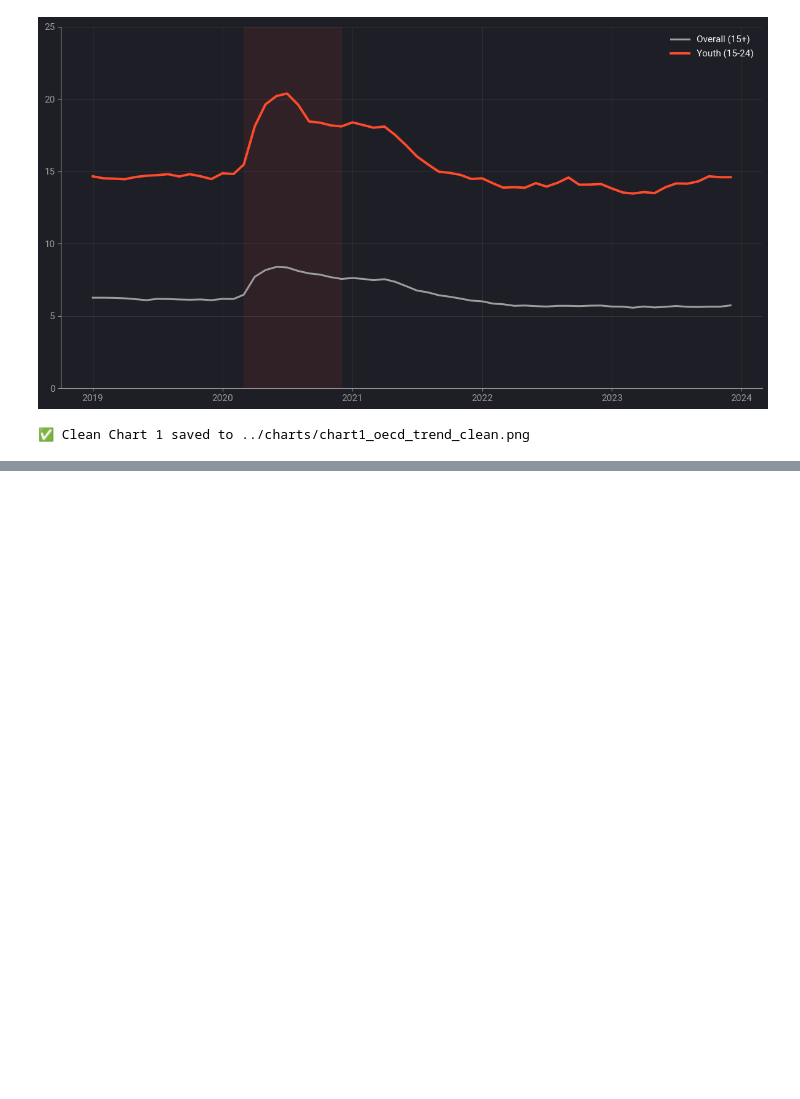
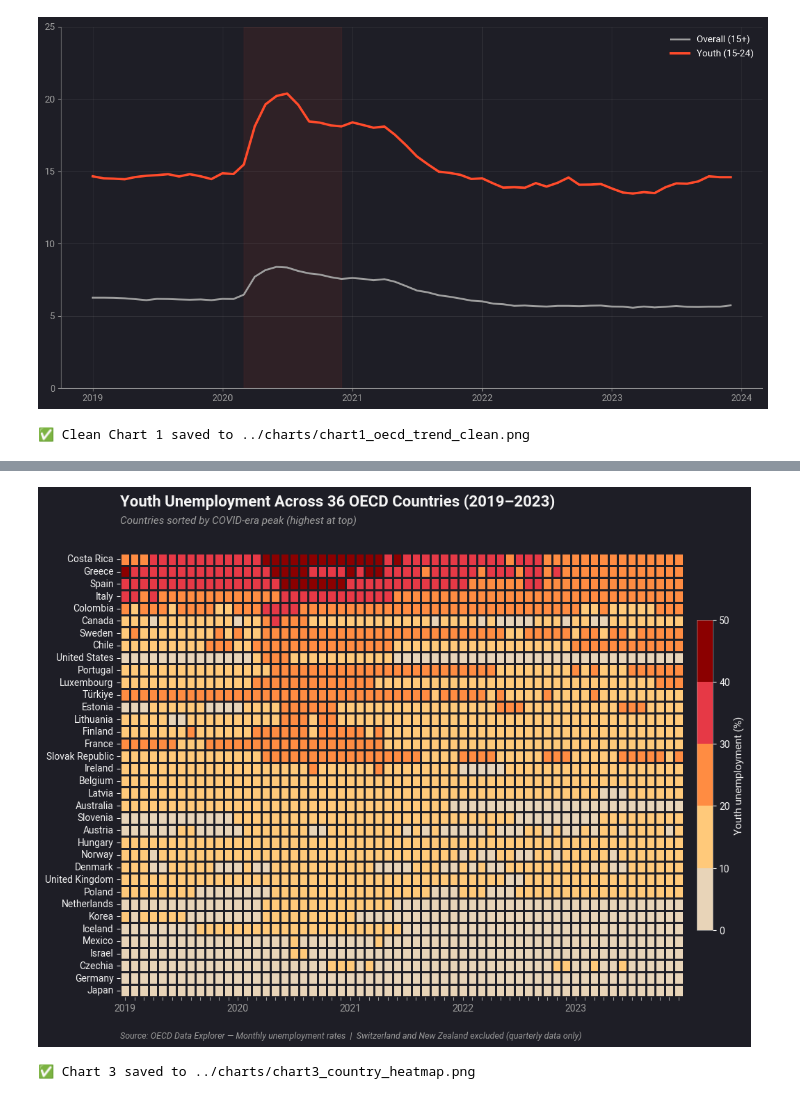
Before and after one commit to Tiana-Coker/covid-youth-unemployment-viz, a Jupyter notebook: notebooks/01_data_exploration.ipynb, the cells around one changed output, grey strips where cells are left out. Saved outputs shown, nothing was run; the diff lists cells and outputs as text; code cells hidden in the pictures; blank space fills up the shorter version.

```diff
--- a/notebooks/01_data_exploration.ipynb
+++ b/notebooks/01_data_exploration.ipynb
@@ -474,0 +531,80 @@ print("✅ Clean Chart 1 saved to ../charts/chart1_oecd_trend_clean.png")
+# %%
+from matplotlib.colors import BoundaryNorm, ListedColormap
+
+# Prepare data
+youth_only = df_clean[df_clean['age_group'] == 'Youth (15-24)']
+heatmap_data = youth_only.pivot(index='country', columns='month', values='unemployment_rate')
+
+# Sort countries by COVID-era peak
+covid_peaks = heatmap_data.loc[:, '2020-01-01':'2021-12-31'].max(axis=1)
+heatmap_data = heatmap_data.loc[covid_peaks.sort_values(ascending=False).index]
+
+# Month labels
+month_labels = [m.strftime('%Y') if m.month == 1 else '' for m in heatmap_data.columns]
+
+# Palette — toned-down low band, keeps the warm editorial feel
+bounds = [0, 10, 20, 30, 40, 50]
+colors = ['#E8D4B8',   # soft beige (toned down — doesn't glow)
+          '#FFC97A',   # light orange
+          '#FF8C42',   # mid orange
+          '#E63946',   # red
+          '#8B0000']   # dark red
+cmap = ListedColormap(colors)
+norm = BoundaryNorm(bounds, cmap.N)
+
+# Create figure
+fig = plt.figure(figsize=(13, 8.5))
+ax = fig.add_axes([0.14, 0.10, 0.75, 0.75])
+
+# Plot heatmap
+sns.heatmap(heatmap_data,
+            cmap=cmap,
+            norm=norm,
+            cbar_kws={'label': 'Youth unemployment (%)',
+                      'shrink': 0.7,
+                      'pad': 0.02,
+                      'ticks': bounds},
+            xticklabels=month_labels,
+            yticklabels=True,
+            linewidths=0.8,
+            linecolor=BG_COLOR,
+            ax=ax)
+
+# Style colour bar
+cbar = ax.collections[0].colorbar
+cbar.ax.yaxis.label.set_color(TEXT_MAIN)
+cbar.ax.yaxis.label.set_size(11)
+cbar.ax.tick_params(colors=TEXT_MAIN, labelsize=10)
+cbar.outline.set_edgecolor(TEXT_MUTED)
+cbar.outline.set_linewidth(0.5)
+
+# Axis styling
+ax.set_xlabel('')
+ax.set_ylabel('')
+ax.tick_params(axis='x', colors=TEXT_MUTED, rotation=0, labelsize=10)
+ax.tick_params(axis='y', colors=TEXT_MAIN, labelsize=10)
+
+# Title
+fig.text(0.14, 0.93,
+         'Youth Unemployment Across 36 OECD Countries (2019–2023)',
+         color=TEXT_MAIN, fontsize=16, fontweight='bold', ha='left')
+
+# Subtitle
+fig.text(0.14, 0.90,
+         'Countries sorted by COVID-era peak (highest at top)',
+         color=TEXT_MUTED, fontsize=11, ha='left', style='italic')
+
+# Caption
+fig.text(0.14, 0.03,
+         'Source: OECD Data Explorer — Monthly unemployment rates  |  Switzerland and New Zealand excluded (quarterly data only)',
+         color=TEXT_MUTED, fontsize=9, ha='left', style='italic')
+
+# Save
+plt.savefig('../charts/chart3_country_heatmap.png', dpi=300,
+            bbox_inches='tight', facecolor=BG_COLOR)
+plt.show()
+
+print("✅ Chart 3 saved to ../charts/chart3_country_heatmap.png")
+# %% [output]
+[figure, added]
+✅ Chart 3 saved to ../charts/chart3_country_heatmap.png
```
Also changed, not shown: parts of 5 cells of this notebook, 2 other files.
